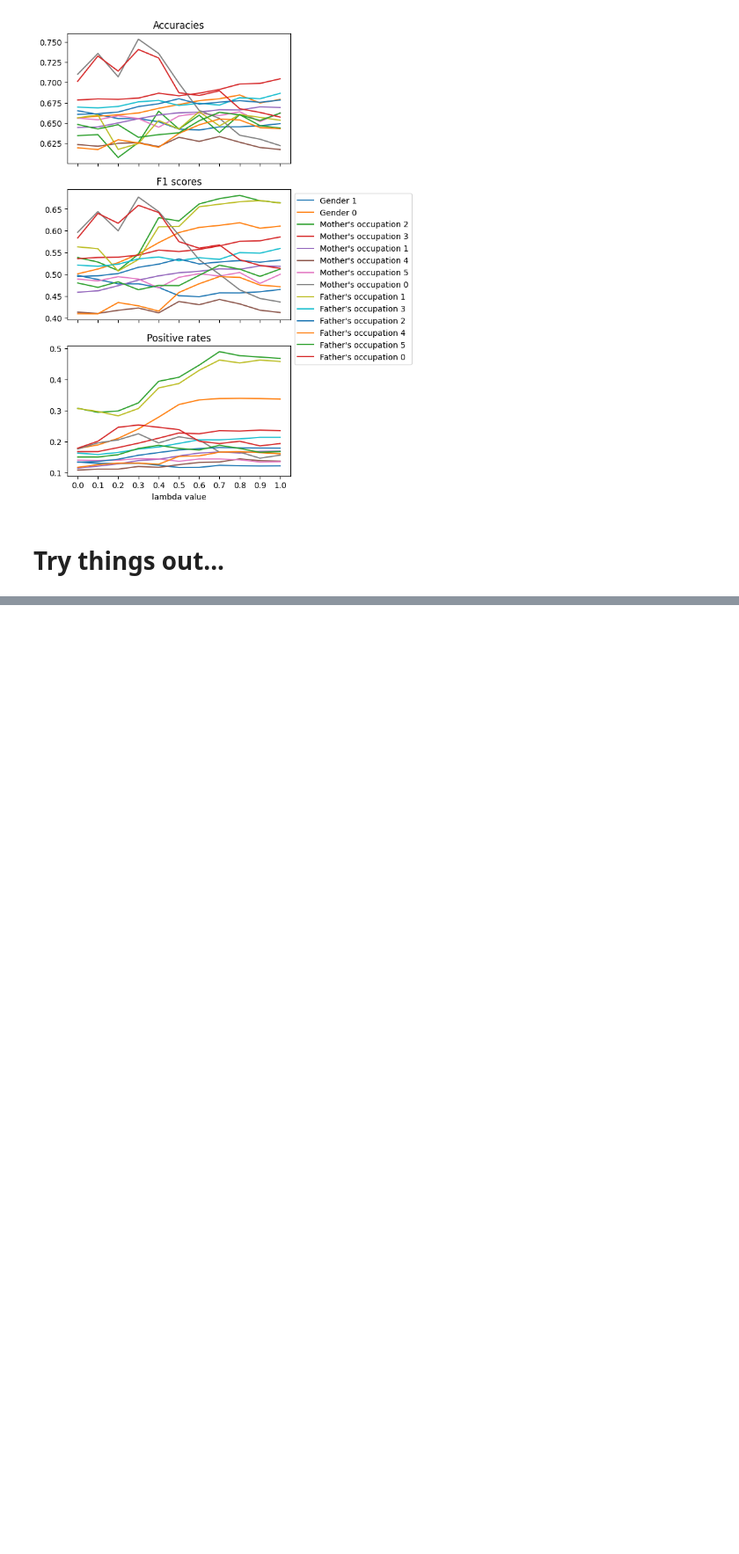
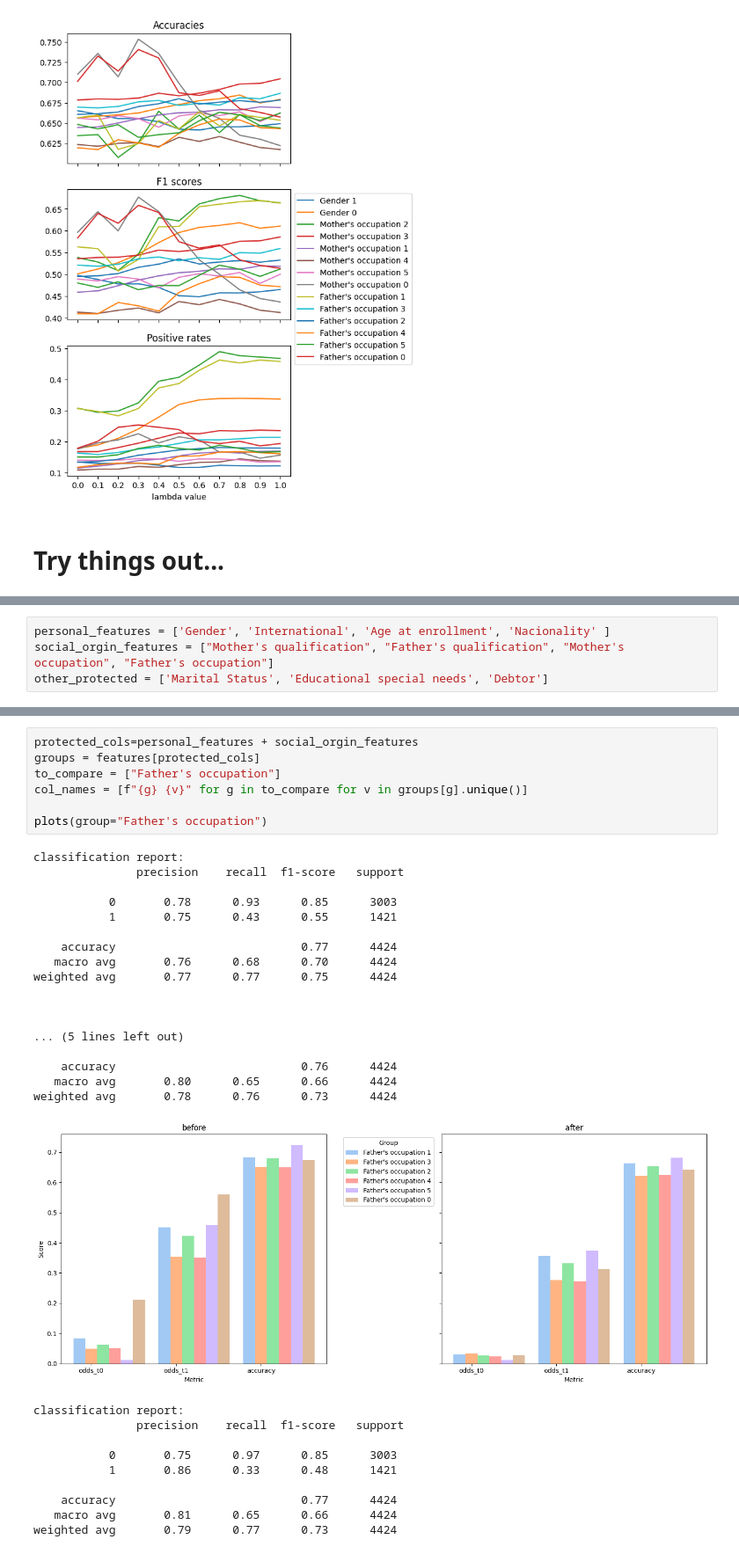
Before and after one commit to Xannadoo/Algorithmic_Fairness_Mandatories, a Jupyter notebook: Exam/Predicting_students_dropout.ipynb, the cells around one changed output, grey strips where cells are left out. Shown at 88% size. Cells and saved outputs as stored; diff of their text form; blank space fills up the shorter version.

```diff
--- a/Exam/Predicting_students_dropout.ipynb
+++ b/Exam/Predicting_students_dropout.ipynb
@@ -1288,0 +1289,4 @@ Lambda 1.0 completed
+# %%
+personal_features = ['Gender', 'International', 'Age at enrollment', 'Nacionality' ]
+social_orgin_features = ["Mother's qualification", "Father's qualification", "Mother's occupation", "Father's occupation"]
+other_protected = ['Marital Status', 'Educational special needs', 'Debtor']
@@ -1288,0 +1349,35 @@ Lambda 1.0 completed
+# %%
+protected_cols=personal_features + social_orgin_features
+groups = features[protected_cols]
+to_compare = ["Father's occupation"]
+col_names = [f"{g} {v}" for g in to_compare for v in groups[g].unique()]
+
+plots(group="Father's occupation")
+# %% [output]
+classification report:
+               precision    recall  f1-score   support
+
+           0       0.78      0.93      0.85      3003
+           1       0.75      0.43      0.55      1421
+
+    accuracy                           0.77      4424
+   macro avg       0.76      0.68      0.70      4424
+weighted avg       0.77      0.77      0.75      4424
+
+
+
+... (5 lines left out)
+
+    accuracy                           0.76      4424
+   macro avg       0.80      0.65      0.66      4424
+weighted avg       0.78      0.76      0.73      4424
+[figure, added]
+classification report:
+               precision    recall  f1-score   support
+
+           0       0.75      0.97      0.85      3003
+           1       0.86      0.33      0.48      1421
+
+    accuracy                           0.77      4424
+   macro avg       0.81      0.65      0.66      4424
+weighted avg       0.79      0.77      0.73      4424
```
Also changed, not shown: parts of 8 cells of this notebook.
